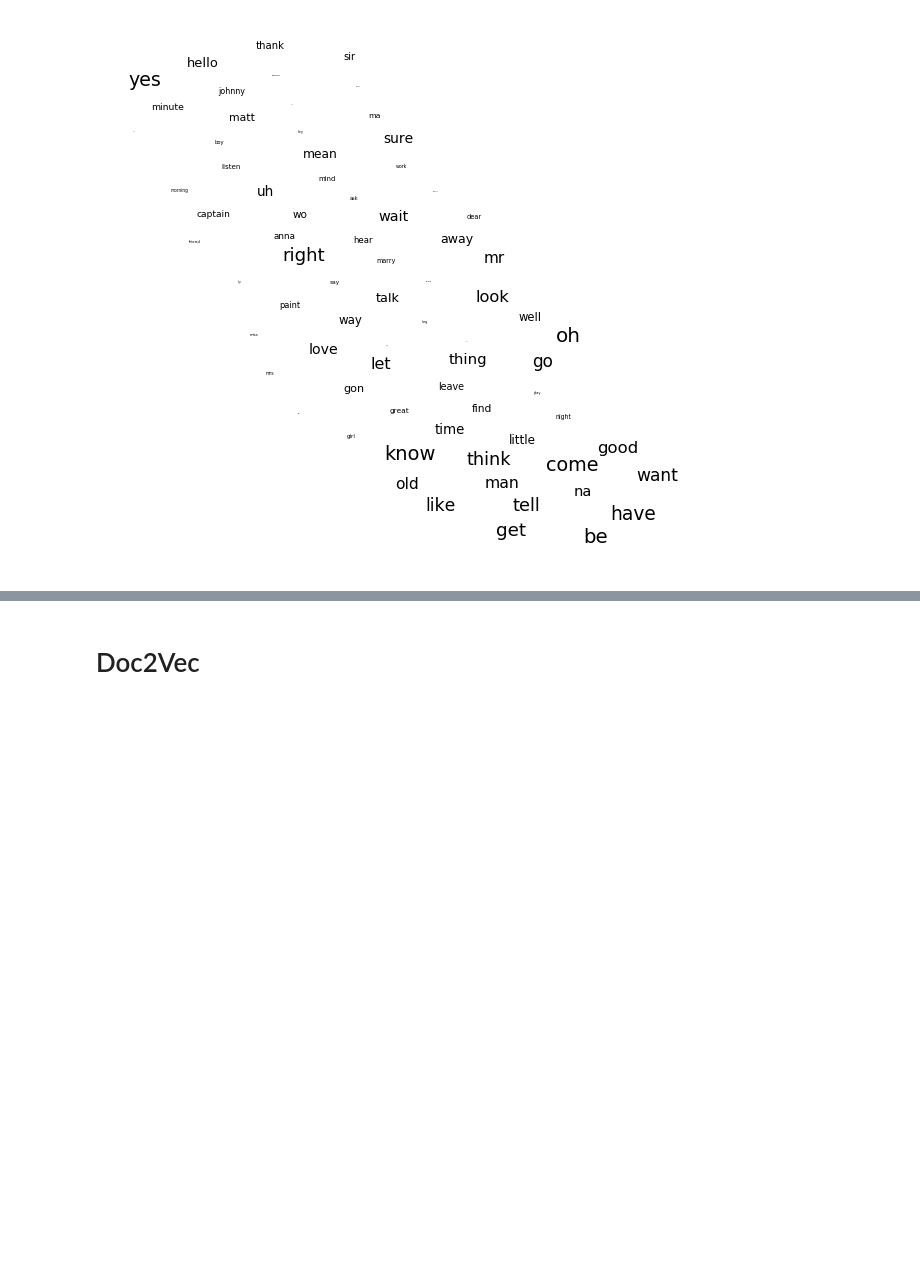
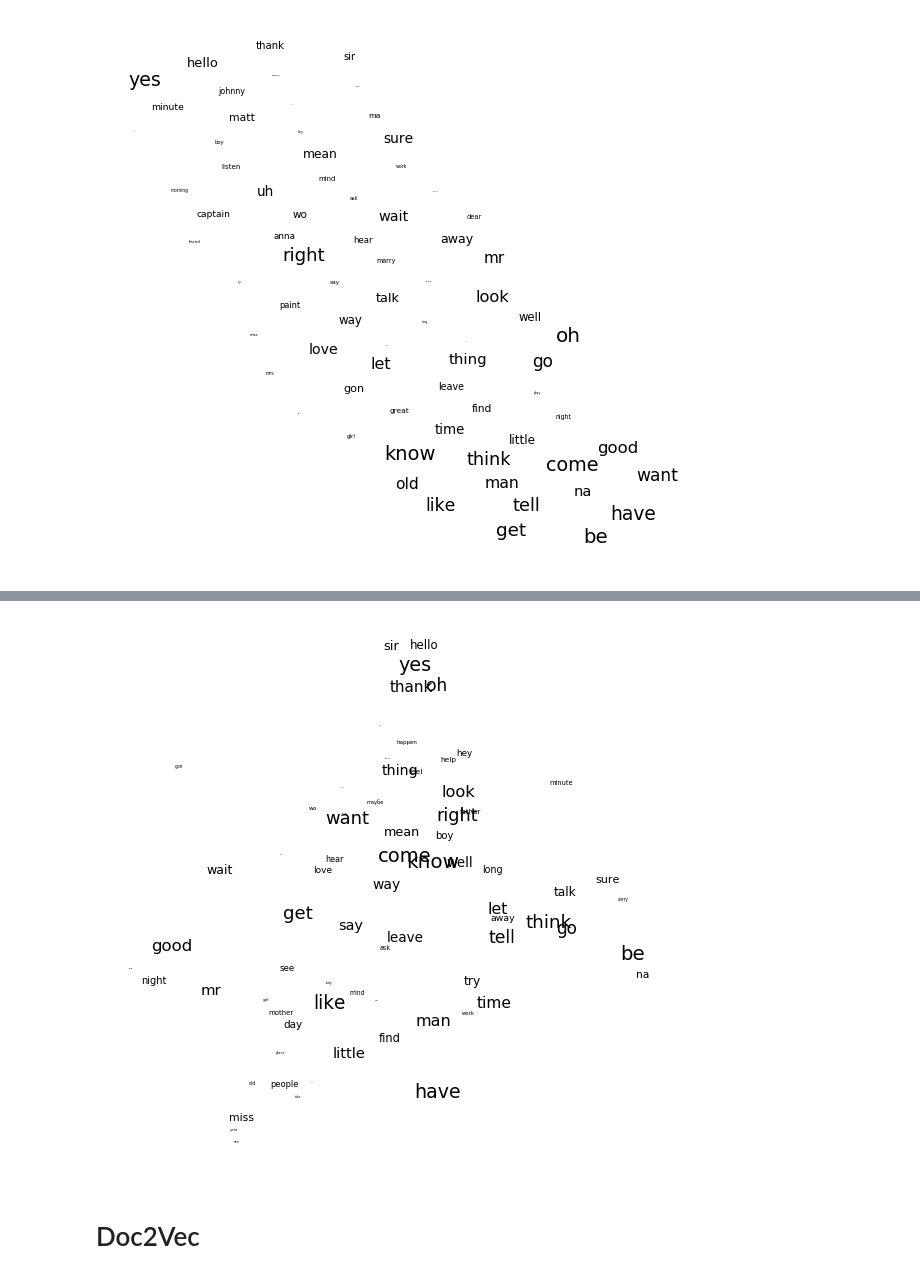
Before and after one commit to iamlaurenbeard/Content-Analysis-2020, a Jupyter notebook: week-7/7-beard.ipynb, the cells around one changed output, grey strips where cells are left out. Saved outputs shown, nothing was run; the diff lists cells and outputs as text; code cells hidden in the pictures; blank space fills up the shorter version.

```diff
--- a/week-7/7-beard.ipynb
+++ b/week-7/7-beard.ipynb
@@ -461,0 +497,3 @@ plt.show()
+# %%
+# To load our data our data we give all the sentences to the trainer:
+movie2W2V = gensim.models.word2vec.Word2Vec(movie_df_subset_3['normalized_sents'].sum())
@@ -461,0 +579,13 @@ plt.show()
+# %%
+# use dimension reduction to visulize the vectors.
+# start by selecting a subset we want to plot.
+# look at the top words from the set:
+numWords = 75
+targetWords2 = movie2W2V.wv.index2word[:numWords]
+# %%
+# extract their vectors and create our own smaller matrix that preserved the distances from the original:
+wordsSubMatrix2 = []
+for word in targetWords2:
+    wordsSubMatrix2.append(movie2W2V[word])
+wordsSubMatrix2 = np.array(wordsSubMatrix2)
+wordsSubMatrix2
@@ -462,3 +606,28 @@ plt.show()
+# %%
+# use PCA to reduce the dimesions (e.g., to 50), and T-SNE to project them down to the two we will visualize
+pcaWords2 = sklearn.decomposition.PCA(n_components = 50).fit(wordsSubMatrix2)
+reducedPCA_data2 = pcaWords2.transform(wordsSubMatrix2)
+#T-SNE is theoretically better, but you should experiment
+tsneWords2 = sklearn.manifold.TSNE(n_components = 2).fit_transform(reducedPCA_data2)
+# %%
+# we see a lot of the same words arising here, with a lot more meaning in relation to gender in these movies
+## ex: 'yes-sir-hello-thank','good-night-mr','mother-day','man>miss'
+## we can interpret this as these movies being more male-dominated; this is a significant dimension
+## to thinking about the relationship between violence and love in these movies, as these are often
+## gendered concepts. this is similar to the previous visualization, which showed phrases like 'old-man'
+## rather than other traditionally feminine concepts; thus we see a greater representation of similar
+## themes here.
+fig = plt.figure(figsize = (10,10))
+ax = fig.add_subplot(111)
+ax.set_frame_on(False)
+plt.scatter(tsneWords2[:, 0], tsneWords2[:, 1], alpha = 0)#Making the points invisible
+for i, word in enumerate(targetWords2):
+    ax.annotate(word, (tsneWords2[:, 0][i],tsneWords2[:, 1][i]), size =  20 * (numWords - i) / numWords)
+plt.xticks(())
+plt.yticks(())
+plt.show()
+# %% [output]
+[figure, added]
 # %% [markdown]
 # Doc2Vec
 # %% [markdown]
```
Also changed, not shown: parts of 97 cells of this notebook.
